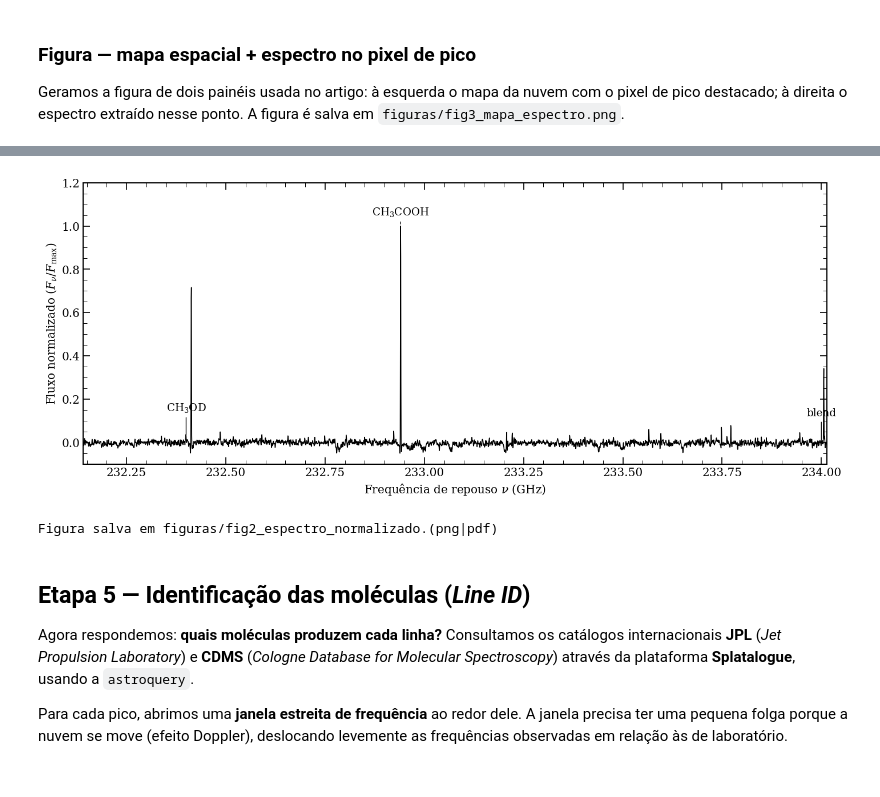
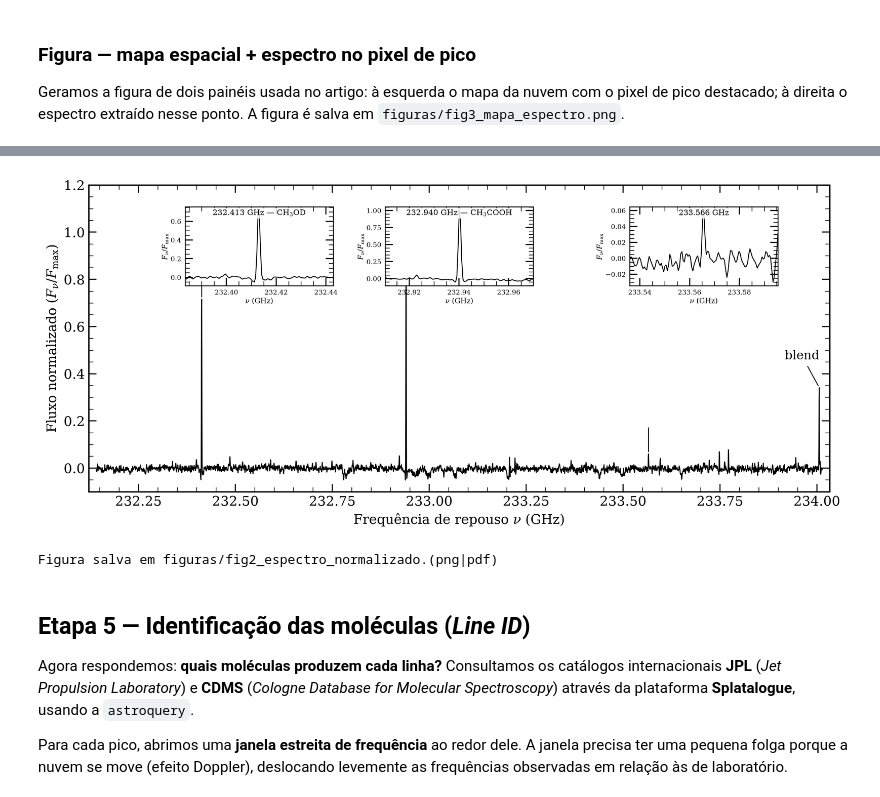
Before and after one commit to rrf-astro/Astroquimica_nebulosa_Orion, a Jupyter notebook: Espectro_OMC-1.ipynb, the cells around one changed output, grey strips where cells are left out. Cells and saved outputs as stored; diff of their text form; code cells hidden in the pictures.

```diff
--- a/Espectro_OMC-1.ipynb
+++ b/Espectro_OMC-1.ipynb
@@ -236,7 +224,8 @@ mais intenso — a nossa **"Região 5"**.
 > vazios marcados como `NaN` nas bordas; essas funções os ignoram.
 # %%
 # Mapa de intensidade maxima: "achata" o eixo espectral (axis=0).
-mapa_max = np.nanmax(cubo, axis=0)
+with np.errstate(all="ignore"):          # bordas do cubo são todas-NaN; ignoramos o aviso
+    mapa_max = np.nanmax(np.where(np.isfinite(cubo), cubo, np.nan), axis=0)
 
 # Coordenadas (y, x) do pixel mais brilhante de todo o cubo.
 y_pico, x_pico = np.unravel_index(np.nanargmax(mapa_max), mapa_max.shape)
@@ -295,35 +341,98 @@ que serão identificadas nas próximas etapas. Esta é a **Figura 2** do artigo.
 # %%
 espectro_norm = espectro_pico / np.nanmax(np.abs(espectro_pico))
 
-picos = {
-    232.40: r"CH$_3$OD",
-    232.94: r"CH$_3$COOH",
-    234.00: r"blend",
+# rótulos por proximidade de frequência de repouso (usa a tabela final)
+rotulos = {
+    232.400: r"CH$_3$OD",
+    232.930: r"CH$_3$COOH",
+    234.000: r"blend",
 }
+
+def rotulo_mais_proximo(f, tol=0.05):
+    """Devolve o rótulo da molécula mais próxima de f (ou "" se nenhuma estiver perto)."""
+    chave = min(rotulos, key=lambda k: abs(k - f))
+    return rotulos[chave] if abs(chave - f) < tol else ""
+
+# margem em x e alinhamento de rótulo perto das bordas: um pico muito próximo do
+# limite do eixo (ex.: o "blend" em 234.00 GHz, praticamente no limite direito)
+# teria metade do texto ha="center" projetada para fora do quadro; alinhando à
+# direita/esquerda perto das bordas, o rótulo sempre fica totalmente visível.
+FREQ_MIN, FREQ_MAX = freq_ghz.min(), freq_ghz.max()
+MARGEM_X = 0.01 * (FREQ_MAX - FREQ_MIN)
+
+def alinhamento_horizontal(f):
+    frac = (f - FREQ_MIN) / (FREQ_MAX - FREQ_MIN)
+    if frac > 0.95:
+        return "right"
+    if frac < 0.05:
+        return "left"
+    return "center"
+
+# picos que ganham um inset de zoom (os três mais intensos/estreitos)
+picos_com_inset = set(np.round(sorted(freq_picos)[:3], 6))
 
 fig, ax = plt.subplots(figsize=(12, 5))
 ax.plot(freq_ghz, espectro_norm, color="black", linewidth=0.9)
 
-for f, rotulo in picos.items():
+for f in freq_picos:
     idx = np.argmin(np.abs(freq_ghz - f))
     altura = espectro_norm[idx]
-    ax.annotate(rotulo, xy=(f, altura), xytext=(f, min(altura + 0.12, 1.05)),
-                ha="center", fontsize=11,
-                arrowprops=dict(arrowstyle="-", lw=0.8, color="black"))
+    texto = rotulo_mais_proximo(f)
+    tem_inset = round(f, 6) in picos_com_inset
+    if tem_inset:
+        # o nome da molécula já aparece dentro do próprio inset (evita texto
+        # duplicado sobre a caixa do inset); aqui fica só a linha-guia até o pico.
+        ax.annotate("", xy=(f, altura), xytext=(f, min(altura + 0.12, 1.05)),
+                    arrowprops=dict(arrowstyle="-", lw=0.8, color="black"))
+    elif texto:
+        ax.annotate(texto, xy=(f, altura), xytext=(f, min(altura + 0.12, 1.05)),
+                    ha=alinhamento_horizontal(f), fontsize=11,
+                    arrowprops=dict(arrowstyle="-", lw=0.8, color="black"))
 
 ax.set_xlabel(r"Frequência de repouso $\nu$ (GHz)")
 ax.set_ylabel(r"Fluxo normalizado ($F_\nu / F_{\mathrm{max}}$)")
-ax.set_xlim(freq_ghz.min(), freq_ghz.max())
+ax.set_xlim(FREQ_MIN - MARGEM_X, FREQ_MAX + MARGEM_X)
 ax.set_ylim(-0.1, 1.2)
 estilo_sm(ax)
 
-plt.tight_layout()
+# --- Insets: zoom em cada pico principal ---
+# O rótulo (frequência + molécula) fica DENTRO do próprio inset (não em
+# set_title, que desenha acima e vazaria para a margem da figura maior), e cada
+# inset ganha seus próprios rótulos de eixo (ν em GHz; fluxo normalizado) para
+# que possa ser lido e entendido de forma independente, como em uma figura
+# didática — sem precisar consultar o eixo do gráfico principal.
+from matplotlib.ticker import MaxNLocator
+from mpl_toolkits.axes_grid1.inset_locator import inset_axes
+# o primeiro inset (i=0) e deslocado um pouco mais para a direita (-0.33 -> -0.27):
+# com o valor original, o proprio rotulo/eixo "nu (GHz)" do inset acabava bem em
+# cima do pico principal correspondente, no grafico maior, logo abaixo dele.
+offsets_x = [-0.27, 0.00, 0.33]
+for i, f in enumerate(sorted(freq_picos)[:3]):
+    axin = inset_axes(ax, width="20%", height="27%", loc="upper center",
+                      bbox_to_anchor=(offsets_x[i], 0, 1, 0.95),
+                      bbox_transform=ax.transAxes)
+    m = np.abs(freq_ghz - f) < 0.03
+    axin.plot(freq_ghz[m], espectro_norm[m], color="black", linewidth=0.8)
+    nome_mol = rotulo_mais_proximo(f)
+    titulo = f"{f:.3f} GHz" + (f" — {nome_mol}" if nome_mol else "")
+    axin.text(0.5, 0.97, titulo, transform=axin.transAxes, ha="center", va="top",
+               fontsize=7, bbox=dict(facecolor="white", edgecolor="none",
+                                      pad=1.2, alpha=0.85))
+    axin.xaxis.set_major_locator(MaxNLocator(nbins=3, prune=None))
+    axin.set_xlabel(r"$\nu$ (GHz)", fontsize=6.5, labelpad=1.5)
+    axin.set_ylabel(r"$F_\nu/F_{\max}$", fontsize=6.5, labelpad=1.5)
+    axin.tick_params(labelsize=6, direction="in")
+    axin.ticklabel_format(axis="x", useOffset=False, style="plain")
+    axin.margins(x=0)
+    for lado in axin.spines.values():
+        lado.set_linewidth(0.8)
+
 plt.savefig(os.path.join(PASTA_FIGURAS, "fig2_espectro_normalizado.png"))
 plt.savefig(os.path.join(PASTA_FIGURAS, "fig2_espectro_normalizado.pdf"))
 plt.show()
 print("Figura salva em figuras/fig2_espectro_normalizado.(png|pdf)")
 # %% [output]
-[figure, old version]
+[figure, new version]
 Figura salva em figuras/fig2_espectro_normalizado.(png|pdf)
 # %% [markdown]
 ## Etapa 5 — Identificação das moléculas (*Line ID*)
```
Also changed, not shown: parts of 8 cells of this notebook, 5 other files.
